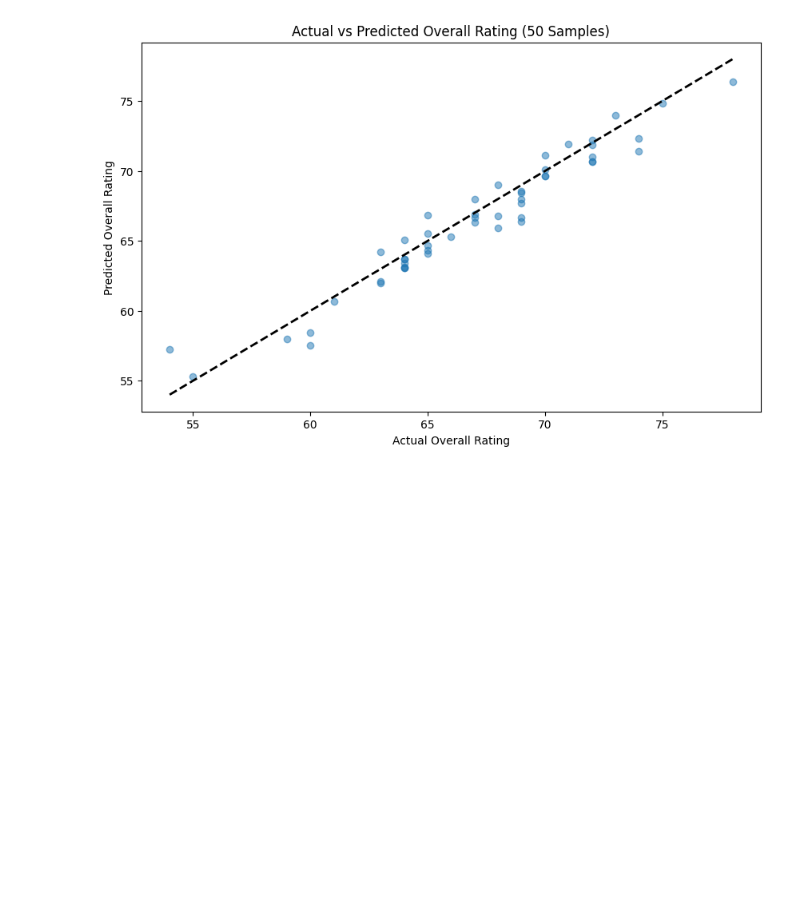
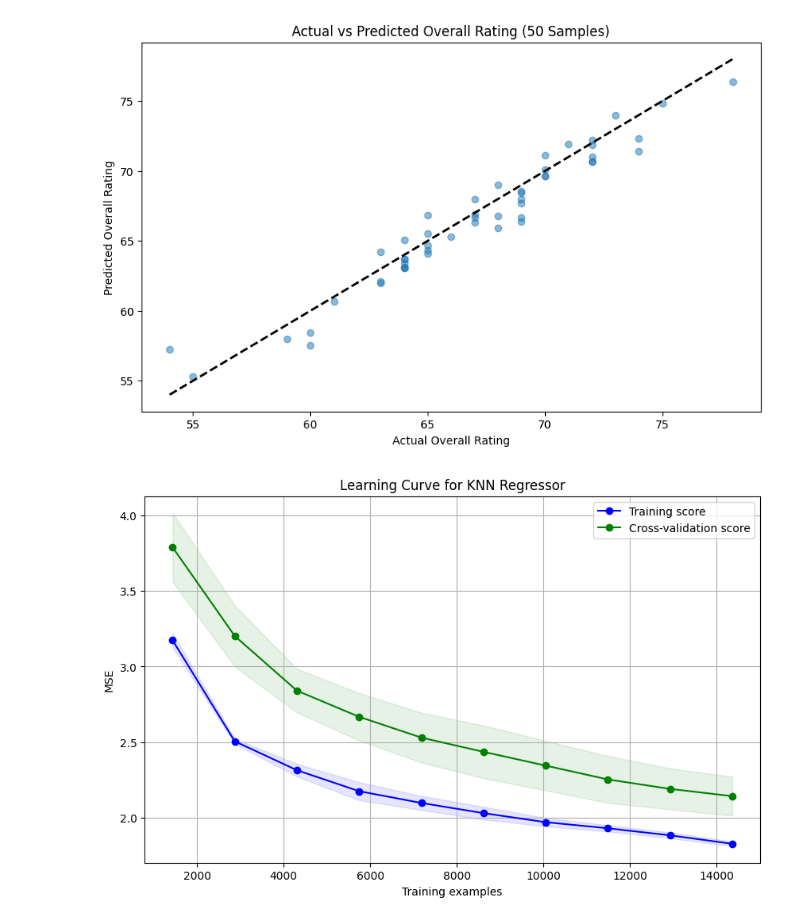
Before and after one commit to nttrung612/Football_Players_Rating_Prediction, a Jupyter notebook: knn.ipynb, the cells around one changed output. Saved outputs shown, nothing was run; the diff lists cells and outputs as text; code cells hidden in the pictures; blank space fills up the shorter version.

```diff
--- a/knn.ipynb
+++ b/knn.ipynb
@@ -218,3 +218,45 @@ plt.title('Actual vs Predicted Overall Rating (50 Samples)')
 plt.show()
 # %% [output]
 [figure]
+# %%
+from sklearn.model_selection import learning_curve
+
+def plot_learning_curve(estimator, X, y, cv=5, scoring="neg_mean_squared_error"):
+    # Sử dụng learning_curve để tính toán điểm huấn luyện và kiểm tra cho các kích thước tập huấn luyện khác nhau
+    train_sizes, train_scores, test_scores = learning_curve(
+        estimator, X, y, cv=cv, scoring=scoring, train_sizes=np.linspace(0.1, 1.0, 10), n_jobs=-1
+    )
+
+    # Tính toán trung bình và độ lệch chuẩn của các điểm số
+    train_scores_mean = -np.mean(train_scores, axis=1)
+    train_scores_std = np.std(train_scores, axis=1)
+    test_scores_mean = -np.mean(test_scores, axis=1)
+    test_scores_std = np.std(test_scores, axis=1)
+
+    # Vẽ biểu đồ
+    plt.figure(figsize=(10, 6))
+    plt.plot(train_sizes, train_scores_mean, 'o-', color="blue", label="Training score")
+    plt.plot(train_sizes, test_scores_mean, 'o-', color="green", label="Cross-validation score")
+
+    # Tô bóng cho độ lệch chuẩn
+    plt.fill_between(train_sizes, train_scores_mean - train_scores_std, train_scores_mean + train_scores_std, color="blue", alpha=0.1)
+    plt.fill_between(train_sizes, test_scores_mean - test_scores_std, test_scores_mean + test_scores_std, color="green", alpha=0.1)
+
+    # Đặt tên cho trục và tiêu đề
+    plt.xlabel("Training examples")
+    plt.ylabel("MSE")
+    plt.title("Learning Curve for KNN Regressor")
+    plt.legend(loc="best")
+    plt.grid()
+    plt.show()
+# %%
+from sklearn.pipeline import Pipeline
+from sklearn.preprocessing import StandardScaler
+from sklearn.neighbors import KNeighborsRegressor
+
+pipeline = Pipeline([('scaler', StandardScaler()),
+                     ('knn', KNeighborsRegressor(n_neighbors=min_k, p=1))])
+
+plot_learning_curve(pipeline, X, y, cv=5)
+# %% [output]
+[figure, added]
```
Also changed, not shown: parts of 1 cell of this notebook.
